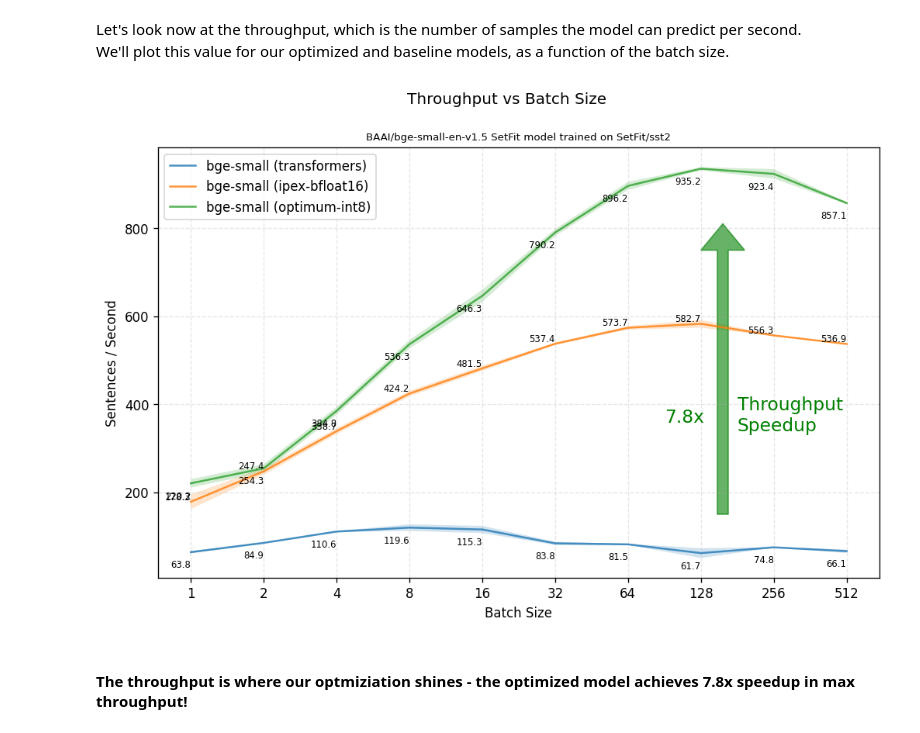
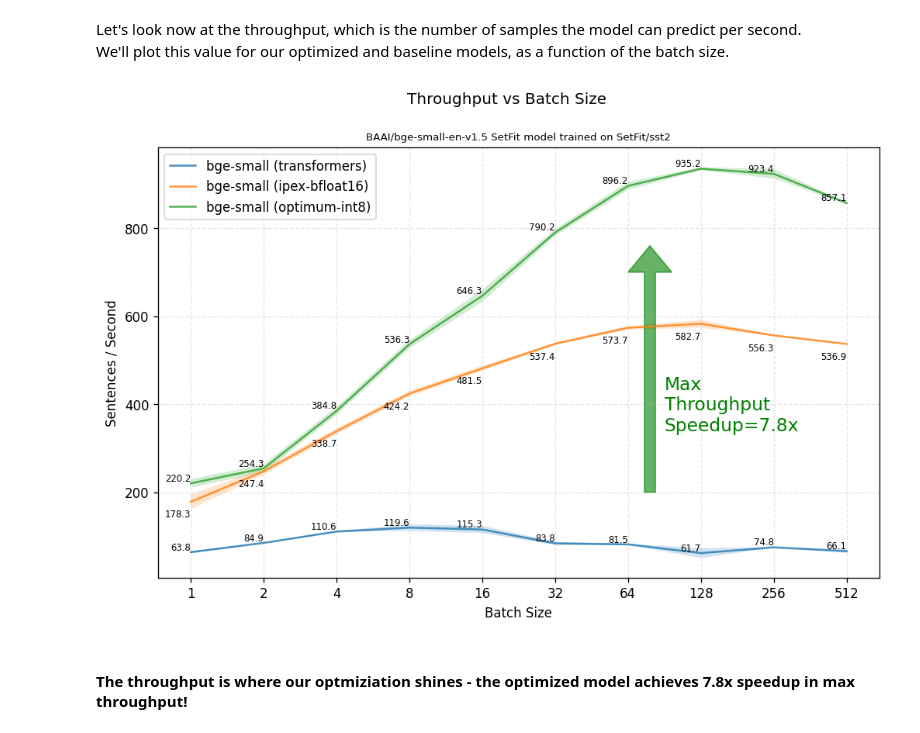
Before and after one commit to huggingface/setfit, a Jupyter notebook: notebooks/setfit-optimum-intel.ipynb, the cells around one changed output. Saved outputs shown, nothing was run; the diff lists cells and outputs as text; code cells hidden in the pictures.

Commit message:
Final touches to throughput plot

```diff
--- a/notebooks/setfit-optimum-intel.ipynb
+++ b/notebooks/setfit-optimum-intel.ipynb
@@ -486,37 +486,36 @@ import numpy as np
 def plot_throughputs(perf_metrics):
     plt.figure(figsize=(10, 6), dpi=120)
     maximums = []
     for i, (label, metric) in enumerate(perf_metrics.items()):
         xs = np.arange(len(metric["batch_sizes"]))
         y_mean, y_std = np.array(metric["throughputs_avg"]), np.array(metric["throughputs_std"])
         maximums.append((np.argmax(y_mean), max(y_mean)))
         plt.plot(xs, y_mean, label=label, alpha=0.8)
         plt.fill_between(xs, y_mean - y_std, y_mean + y_std, alpha=0.2)
         for x, y in zip(xs, y_mean):
-            plt.text(x, y - 40 + 40 * (i % 2), f'{y:.1f}', ha='right', va='bottom', fontsize=7, color="black")
+            plt.text(x, y - 40 * (i % 2), f'{y:.1f}', ha='right', va='bottom', fontsize=7, color="black")
 
     plt.suptitle("Throughput vs Batch Size")
     plt.title('\nBAAI/bge-small-en-v1.5 SetFit model trained on SetFit/sst2', fontsize=8)
     plt.ylabel("Sentences / Second")
     plt.xlabel("Batch Size")
     plt.xticks(xs, pb.batch_sizes[:len(xs)])
     plt.legend()
     plt.grid(True, linestyle='--', alpha=0.3)
 
     # Add Speedup Arrow
     max_opt_thoughput = max(perf_metrics['bge-small (optimum-int8)']['throughputs_avg'])
     max_transformers_thoughput = max(perf_metrics['bge-small (transformers)']['throughputs_avg'])
     speedup =  max_opt_thoughput / max_transformers_thoughput
     arrow_kwargs = dict(head_width = 0.6, width=0.15, head_length=60, color="green", alpha=0.6)
-    plt.arrow(7.3, 150, 0, 600, **arrow_kwargs)
-    plt.text(7.5, 340, 'Throughput\nSpeedup', color="green", fontsize=14)
-    plt.text(6.5, 360, f"{speedup:.1f}x", color="green", fontsize=14)
+    plt.arrow(6.3, 200, 0, 500, **arrow_kwargs)
+    plt.text(6.5, 340, f'Max\nThroughput\nSpeedup={speedup:.1f}x', color="green", fontsize=14)
 
     plt.savefig("throughput_vs_batch_size.png")
     plt.show()
 
 plot_throughputs(perf_metrics)
 # %% [output]
-[figure, old version]
+[figure, new version]
 # %% [markdown]
 #### The throughput is where our optmiziation shines - the optimized model achieves 7.8x speedup in max throughput!
```
